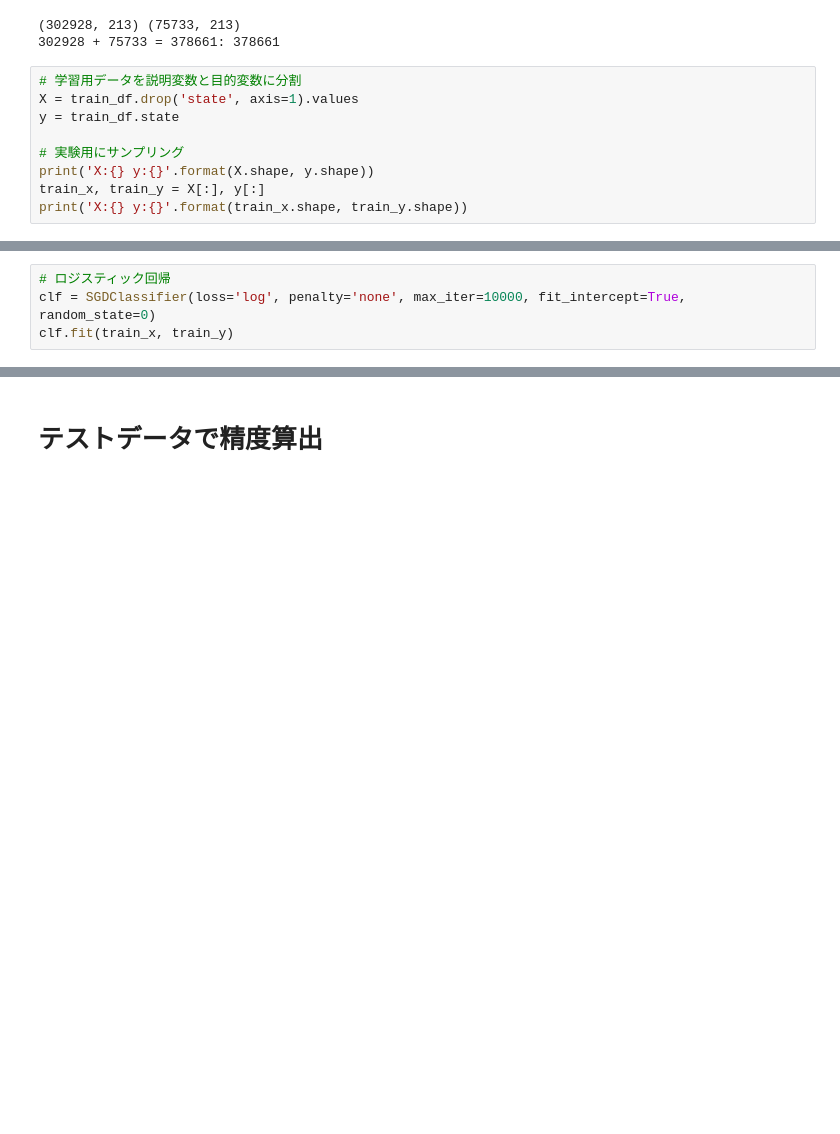
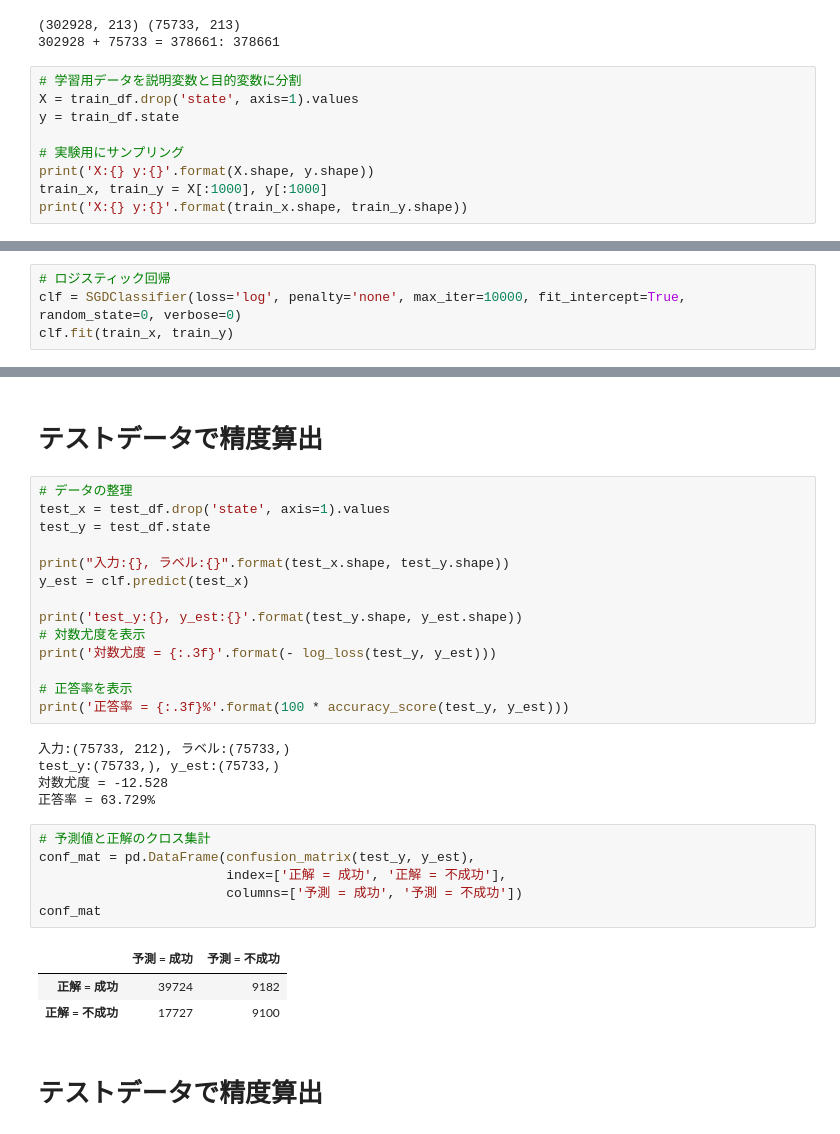
Before and after one commit to dychi/skillup-ai, a Jupyter notebook: kickstarter/Day1_work_山岡大地.ipynb, the cells around one changed output, grey strips where cells are left out. Saved outputs shown, nothing was run; the diff lists cells and outputs as text; blank space fills up the shorter version.

```diff
--- a/kickstarter/Day1_work_山岡大地.ipynb
+++ b/kickstarter/Day1_work_山岡大地.ipynb
@@ -260,7 +260,7 @@ y = train_df.state
 
 # 実験用にサンプリング
 print('X:{} y:{}'.format(X.shape, y.shape))
-train_x, train_y = X[:], y[:]
+train_x, train_y = X[:1000], y[:1000]
 print('X:{} y:{}'.format(train_x.shape, train_y.shape))
 # %% [output]
 X:(302928, 212) y:(302928,)
@@ -268,5 +268,5 @@ X:(302928, 212) y:(302928,)
 # %%
 # ロジスティック回帰
-clf = SGDClassifier(loss='log', penalty='none', max_iter=10000, fit_intercept=True, random_state=0)
+clf = SGDClassifier(loss='log', penalty='none', max_iter=10000, fit_intercept=True, random_state=0, verbose=0)
 clf.fit(train_x, train_y)
 # %% [output]
@@ -278,3 +295,34 @@ SGDClassifier(alpha=0.0001, average=False, class_weight=None, epsilon=0.1,
+# %% [markdown]
+# テストデータで精度算出
+# %%
+# データの整理
+test_x = test_df.drop('state', axis=1).values
+test_y = test_df.state
+
+print("入力:{}, ラベル:{}".format(test_x.shape, test_y.shape))
+y_est = clf.predict(test_x)
+
+print('test_y:{}, y_est:{}'.format(test_y.shape, y_est.shape))
+# 対数尤度を表示
+print('対数尤度 = {:.3f}'.format(- log_loss(test_y, y_est)))
+
+# 正答率を表示
+print('正答率 = {:.3f}%'.format(100 * accuracy_score(test_y, y_est)))
+# %% [output]
+入力:(75733, 212), ラベル:(75733,)
+test_y:(75733,), y_est:(75733,)
+対数尤度 = -12.528
+正答率 = 63.729%
+# %%
+# 予測値と正解のクロス集計
+conf_mat = pd.DataFrame(confusion_matrix(test_y, y_est),
+                        index=['正解 = 成功', '正解 = 不成功'],
+                        columns=['予測 = 成功', '予測 = 不成功'])
+conf_mat
+# %% [output]
+|  | 予測 = 成功 | 予測 = 不成功 |
+| 正解 = 成功 | 39724 | 9182 |
+| 正解 = 不成功 | 17727 | 9100 |
 # %% [markdown]
 # テストデータで精度算出
 # %%
```
Also changed, not shown: parts of 2 cells of this notebook, 12 other files.
